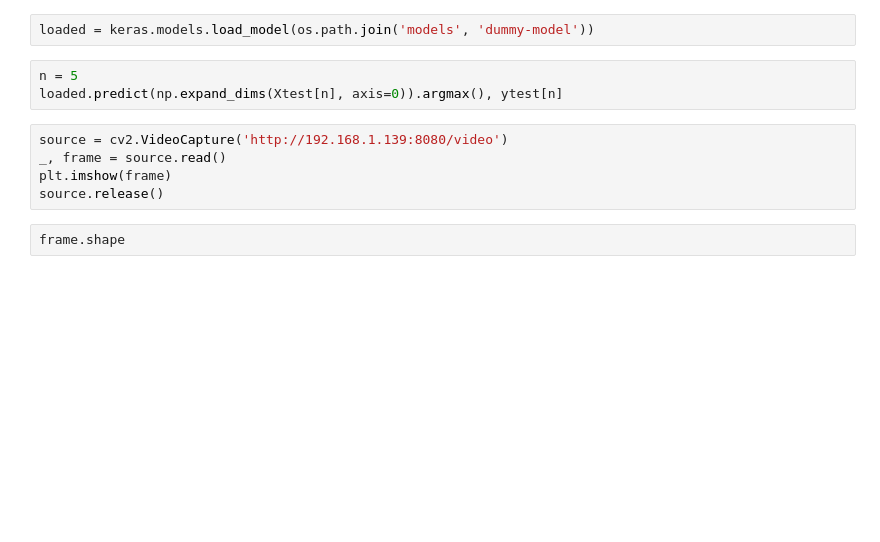
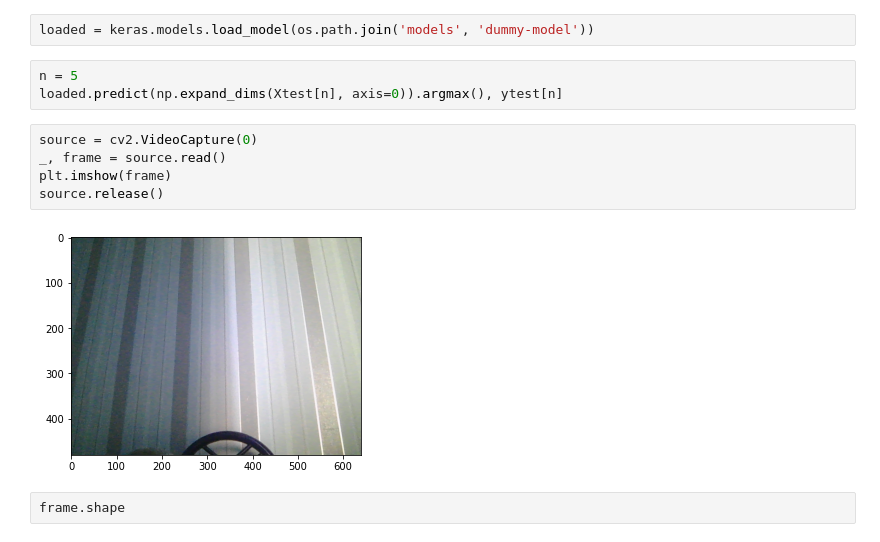
Before and after one commit to alkur-gh/finger-counter, a Jupyter notebook: playground.ipynb, the cells around one changed output. Drawn from its saved outputs; the diff is of its cells as text; blank space fills up the shorter version.

```diff
--- a/playground.ipynb
+++ b/playground.ipynb
@@ -103,10 +102,12 @@ loaded = keras.models.load_model(os.path.join('models', 'dummy-model'))
 n = 5
 loaded.predict(np.expand_dims(Xtest[n], axis=0)).argmax(), ytest[n]
 # %%
-source = cv2.VideoCapture('http://192.168.1.139:8080/video')
+source = cv2.VideoCapture(0)
 _, frame = source.read()
 plt.imshow(frame)
 source.release()
+# %% [output]
+[figure, added]
 # %%
 frame.shape
 # %%
```
Also changed, not shown: parts of 12 cells of this notebook, 4 other files.
